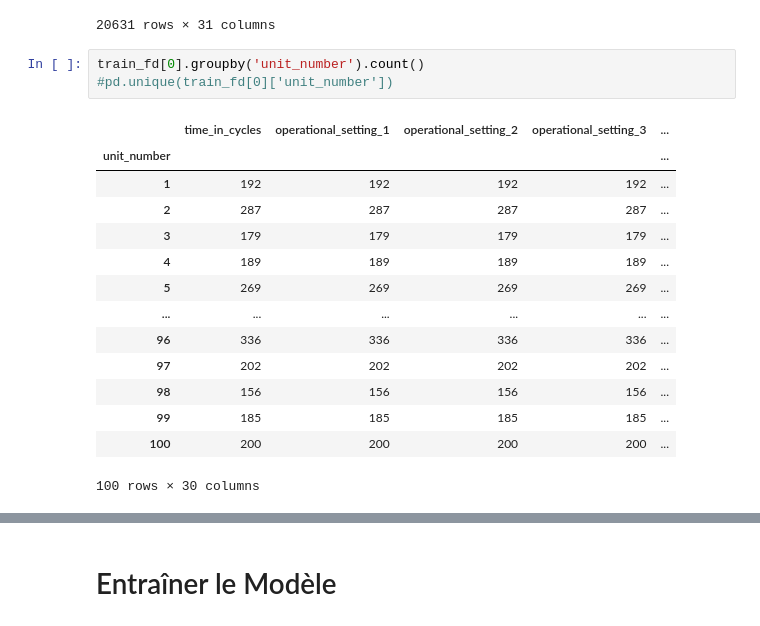
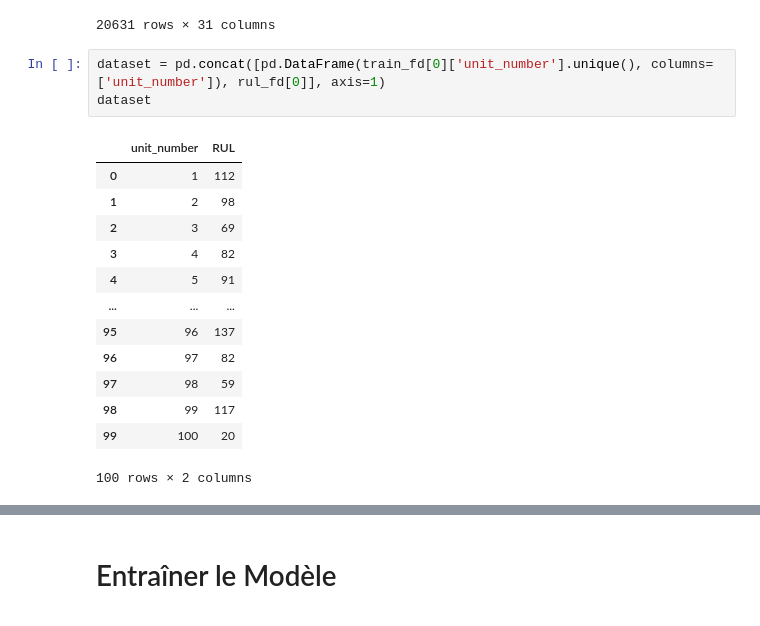
Before and after one commit to OussamaLay/Turbofan, a Jupyter notebook: main.ipynb, the cells around one changed output, grey strips where cells are left out. Saved outputs shown, nothing was run; the diff lists cells and outputs as text.

```diff
--- a/main.ipynb
+++ b/main.ipynb
@@ -76,22 +95,21 @@ train_fd[0]
 | 20629 | 100 | 199 | -0.0011 | 0.0003 | 100.0 | ... |
 | 20630 | 100 | 200 | -0.0032 | -0.0005 | 100.0 | ... |
 20631 rows × 31 columns
-# %%
-train_fd[0].groupby('unit_number').count()
-#pd.unique(train_fd[0]['unit_number'])
-# %% [output]
-|  | time_in_cycles | operational_setting_1 | operational_setting_2 | operational_setting_3 | ... |
-| unit_number |  |  |  |  | ... |
-| 1 | 192 | 192 | 192 | 192 | ... |
-| 2 | 287 | 287 | 287 | 287 | ... |
-| 3 | 179 | 179 | 179 | 179 | ... |
-| 4 | 189 | 189 | 189 | 189 | ... |
-| 5 | 269 | 269 | 269 | 269 | ... |
-| ... | ... | ... | ... | ... | ... |
-| 96 | 336 | 336 | 336 | 336 | ... |
-| 97 | 202 | 202 | 202 | 202 | ... |
-| 98 | 156 | 156 | 156 | 156 | ... |
-| 99 | 185 | 185 | 185 | 185 | ... |
-| 100 | 200 | 200 | 200 | 200 | ... |
-100 rows × 30 columns
+# %%
+dataset = pd.concat([pd.DataFrame(train_fd[0]['unit_number'].unique(), columns=['unit_number']), rul_fd[0]], axis=1)
+dataset
+# %% [output]
+|  | unit_number | RUL |
+| 0 | 1 | 112 |
+| 1 | 2 | 98 |
+| 2 | 3 | 69 |
+| 3 | 4 | 82 |
+| 4 | 5 | 91 |
+| ... | ... | ... |
+| 95 | 96 | 137 |
+| 96 | 97 | 82 |
+| 97 | 98 | 59 |
+| 98 | 99 | 117 |
+| 99 | 100 | 20 |
+100 rows × 2 columns
 # %%
```
Also changed, not shown: parts of 19 cells of this notebook.
